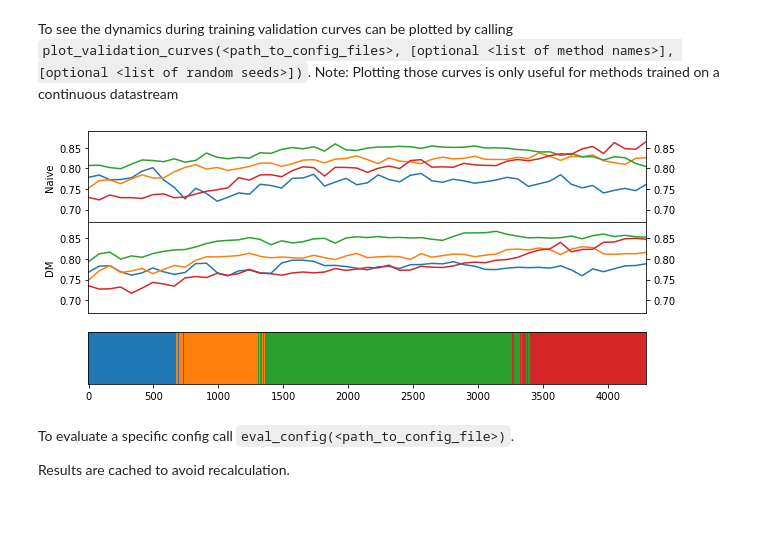
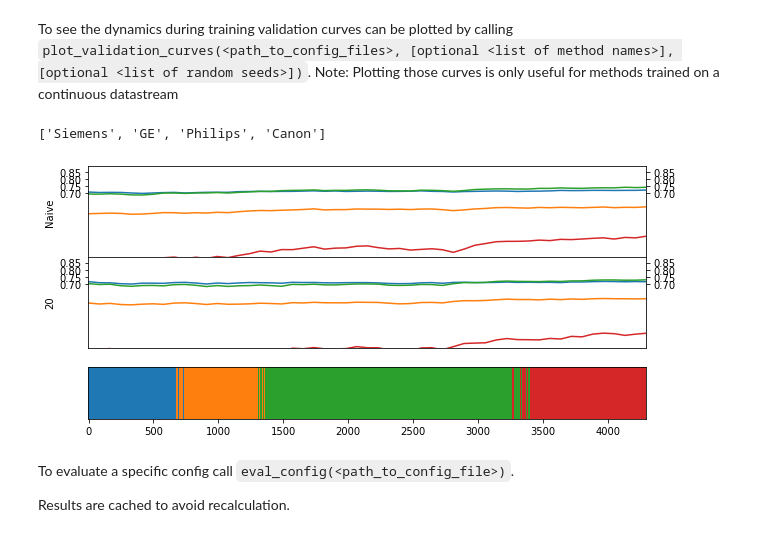
Before and after one commit to cirmuw/casa, a Jupyter notebook: evaluation/cardiac_evaluation.ipynb, the cells around one changed output. Drawn from its saved outputs; the diff is of its cells as text; code cells hidden in the pictures.

```diff
--- a/evaluation/cardiac_evaluation.ipynb
+++ b/evaluation/cardiac_evaluation.ipynb
@@ -22,9 +22,10 @@ The animation.avconv_args rcparam was deprecated in Matplotlib 3.3 and will be r
 To see the dynamics during training validation curves can be plotted by calling `plot_validation_curves(<path_to_config_files>, [optional <list of method names>], [optional <list of random seeds>])`.
 Note: Plotting those curves is only useful for methods trained on a continuous datastream
 # %%
-plot_validation_curves(['../training_configs/cardiac_naive.yml', '../training_configs/cardiac_dynamicmemory.yml'], names=['Naive', 'DM'])
+plot_validation_curves(['../training_configs/cardiac_naive.yml', '../training_configs/cardiac_naive_20.yml'], names=['Naive', '20'], seeds=[1, 2, 3, 4, 5])
 # %% [output]
+['Siemens', 'GE', 'Philips', 'Canon']
-[figure, old version]
+[figure, new version]
 # %% [markdown]
 To evaluate a specific config call `eval_config(<path_to_config_file>)`.
 
```
Also changed, not shown: parts of 5 cells of this notebook, 8 other files.
